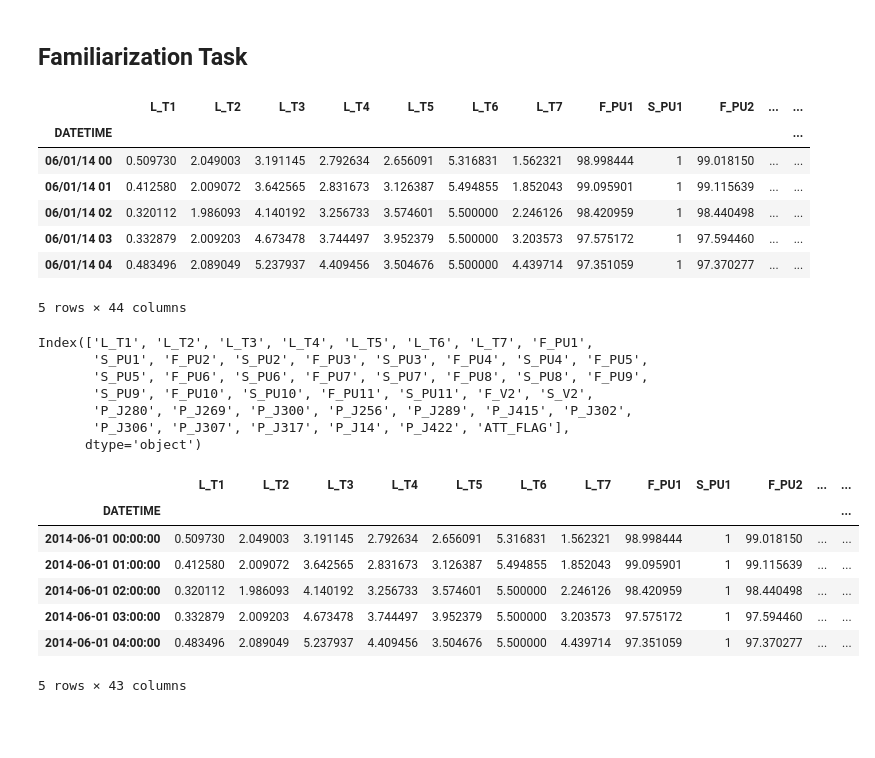
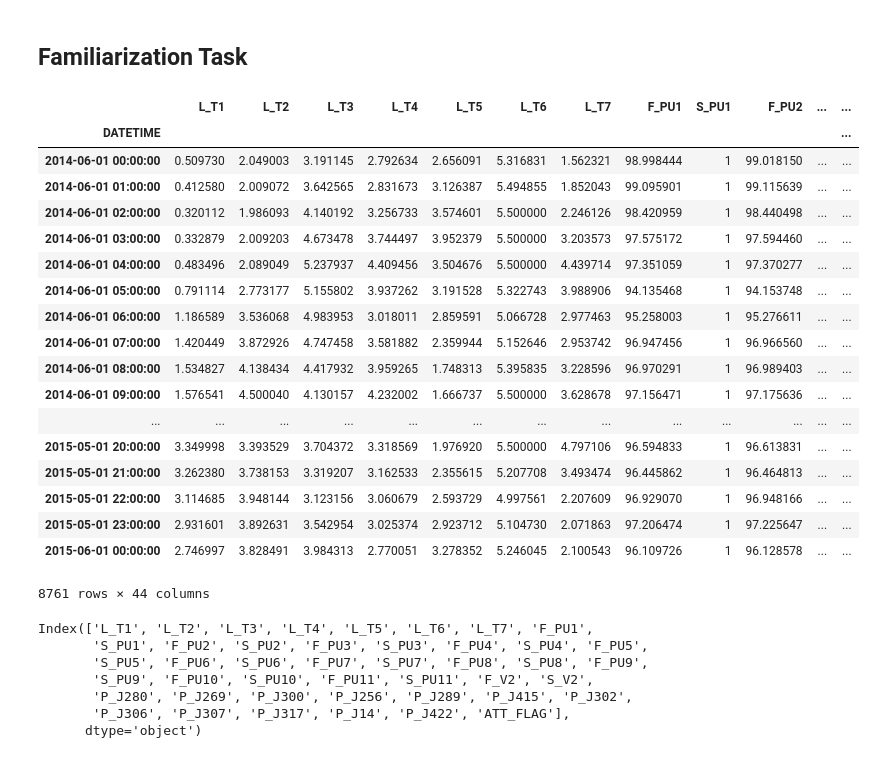
Before and after one commit to enreina/cs4035-lab, a Jupyter notebook: lab2/anomaly_detection.ipynb, the cells around one changed output. Cells and saved outputs as stored; diff of their text form; code cells hidden in the pictures; blank space fills up the shorter version.

```diff
--- a/lab2/anomaly_detection.ipynb
+++ b/lab2/anomaly_detection.ipynb
@@ -11,16 +14,28 @@ import numpy as np
 ## Familiarization Task
 # %%
 data = pd.read_csv("dataset/BATADAL_dataset03.csv", index_col="DATETIME")
-data.head()
+data.index = pd.to_datetime(data.index)
+data
 # %% [output]
 |  | L_T1 | L_T2 | L_T3 | L_T4 | L_T5 | L_T6 | L_T7 | F_PU1 | S_PU1 | F_PU2 | ... | ... |
 | DATETIME |  |  |  |  |  |  |  |  |  |  |  | ... |
-| 06/01/14 00 | 0.509730 | 2.049003 | 3.191145 | 2.792634 | 2.656091 | 5.316831 | 1.562321 | 98.998444 | 1 | 99.018150 | ... | ... |
-| 06/01/14 01 | 0.412580 | 2.009072 | 3.642565 | 2.831673 | 3.126387 | 5.494855 | 1.852043 | 99.095901 | 1 | 99.115639 | ... | ... |
-| 06/01/14 02 | 0.320112 | 1.986093 | 4.140192 | 3.256733 | 3.574601 | 5.500000 | 2.246126 | 98.420959 | 1 | 98.440498 | ... | ... |
-| 06/01/14 03 | 0.332879 | 2.009203 | 4.673478 | 3.744497 | 3.952379 | 5.500000 | 3.203573 | 97.575172 | 1 | 97.594460 | ... | ... |
-| 06/01/14 04 | 0.483496 | 2.089049 | 5.237937 | 4.409456 | 3.504676 | 5.500000 | 4.439714 | 97.351059 | 1 | 97.370277 | ... | ... |
+| 2014-06-01 00:00:00 | 0.509730 | 2.049003 | 3.191145 | 2.792634 | 2.656091 | 5.316831 | 1.562321 | 98.998444 | 1 | 99.018150 | ... | ... |
+| 2014-06-01 01:00:00 | 0.412580 | 2.009072 | 3.642565 | 2.831673 | 3.126387 | 5.494855 | 1.852043 | 99.095901 | 1 | 99.115639 | ... | ... |
+| 2014-06-01 02:00:00 | 0.320112 | 1.986093 | 4.140192 | 3.256733 | 3.574601 | 5.500000 | 2.246126 | 98.420959 | 1 | 98.440498 | ... | ... |
+| 2014-06-01 03:00:00 | 0.332879 | 2.009203 | 4.673478 | 3.744497 | 3.952379 | 5.500000 | 3.203573 | 97.575172 | 1 | 97.594460 | ... | ... |
+| 2014-06-01 04:00:00 | 0.483496 | 2.089049 | 5.237937 | 4.409456 | 3.504676 | 5.500000 | 4.439714 | 97.351059 | 1 | 97.370277 | ... | ... |
+| 2014-06-01 05:00:00 | 0.791114 | 2.773177 | 5.155802 | 3.937262 | 3.191528 | 5.322743 | 3.988906 | 94.135468 | 1 | 94.153748 | ... | ... |
+| 2014-06-01 06:00:00 | 1.186589 | 3.536068 | 4.983953 | 3.018011 | 2.859591 | 5.066728 | 2.977463 | 95.258003 | 1 | 95.276611 | ... | ... |
+| 2014-06-01 07:00:00 | 1.420449 | 3.872926 | 4.747458 | 3.581882 | 2.359944 | 5.152646 | 2.953742 | 96.947456 | 1 | 96.966560 | ... | ... |
+| 2014-06-01 08:00:00 | 1.534827 | 4.138434 | 4.417932 | 3.959265 | 1.748313 | 5.395835 | 3.228596 | 96.970291 | 1 | 96.989403 | ... | ... |
+| 2014-06-01 09:00:00 | 1.576541 | 4.500040 | 4.130157 | 4.232002 | 1.666737 | 5.500000 | 3.628678 | 97.156471 | 1 | 97.175636 | ... | ... |
+| ... | ... | ... | ... | ... | ... | ... | ... | ... | ... | ... | ... | ... |
+| 2015-05-01 20:00:00 | 3.349998 | 3.393529 | 3.704372 | 3.318569 | 1.976920 | 5.500000 | 4.797106 | 96.594833 | 1 | 96.613831 | ... | ... |
+| 2015-05-01 21:00:00 | 3.262380 | 3.738153 | 3.319207 | 3.162533 | 2.355615 | 5.207708 | 3.493474 | 96.445862 | 1 | 96.464813 | ... | ... |
+| 2015-05-01 22:00:00 | 3.114685 | 3.948144 | 3.123156 | 3.060679 | 2.593729 | 4.997561 | 2.207609 | 96.929070 | 1 | 96.948166 | ... | ... |
+| 2015-05-01 23:00:00 | 2.931601 | 3.892631 | 3.542954 | 3.025374 | 2.923712 | 5.104730 | 2.071863 | 97.206474 | 1 | 97.225647 | ... | ... |
+| 2015-06-01 00:00:00 | 2.746997 | 3.828491 | 3.984313 | 2.770051 | 3.278352 | 5.246045 | 2.100543 | 96.109726 | 1 | 96.128578 | ... | ... |
-5 rows × 44 columns
+8761 rows × 44 columns
 # %%
 data.columns
 # %% [output]
@@ -31,16 +46,3 @@ Index(['L_T1', 'L_T2', 'L_T3', 'L_T4', 'L_T5', 'L_T6', 'L_T7', 'F_PU1',
        'P_J280', 'P_J269', 'P_J300', 'P_J256', 'P_J289', 'P_J415', 'P_J302',
        'P_J306', 'P_J307', 'P_J317', 'P_J14', 'P_J422', 'ATT_FLAG'],
       dtype='object')
-# %%
-temp = data.drop("ATT_FLAG",axis=1,inplace=False)
-temp.index = pd.to_datetime(temp.index)
-temp.head()
-# %% [output]
-|  | L_T1 | L_T2 | L_T3 | L_T4 | L_T5 | L_T6 | L_T7 | F_PU1 | S_PU1 | F_PU2 | ... | ... |
-| DATETIME |  |  |  |  |  |  |  |  |  |  |  | ... |
-| 2014-06-01 00:00:00 | 0.509730 | 2.049003 | 3.191145 | 2.792634 | 2.656091 | 5.316831 | 1.562321 | 98.998444 | 1 | 99.018150 | ... | ... |
-| 2014-06-01 01:00:00 | 0.412580 | 2.009072 | 3.642565 | 2.831673 | 3.126387 | 5.494855 | 1.852043 | 99.095901 | 1 | 99.115639 | ... | ... |
-| 2014-06-01 02:00:00 | 0.320112 | 1.986093 | 4.140192 | 3.256733 | 3.574601 | 5.500000 | 2.246126 | 98.420959 | 1 | 98.440498 | ... | ... |
-| 2014-06-01 03:00:00 | 0.332879 | 2.009203 | 4.673478 | 3.744497 | 3.952379 | 5.500000 | 3.203573 | 97.575172 | 1 | 97.594460 | ... | ... |
-| 2014-06-01 04:00:00 | 0.483496 | 2.089049 | 5.237937 | 4.409456 | 3.504676 | 5.500000 | 4.439714 | 97.351059 | 1 | 97.370277 | ... | ... |
-5 rows × 43 columns
```
Also changed, not shown: parts of 10 cells of this notebook.
